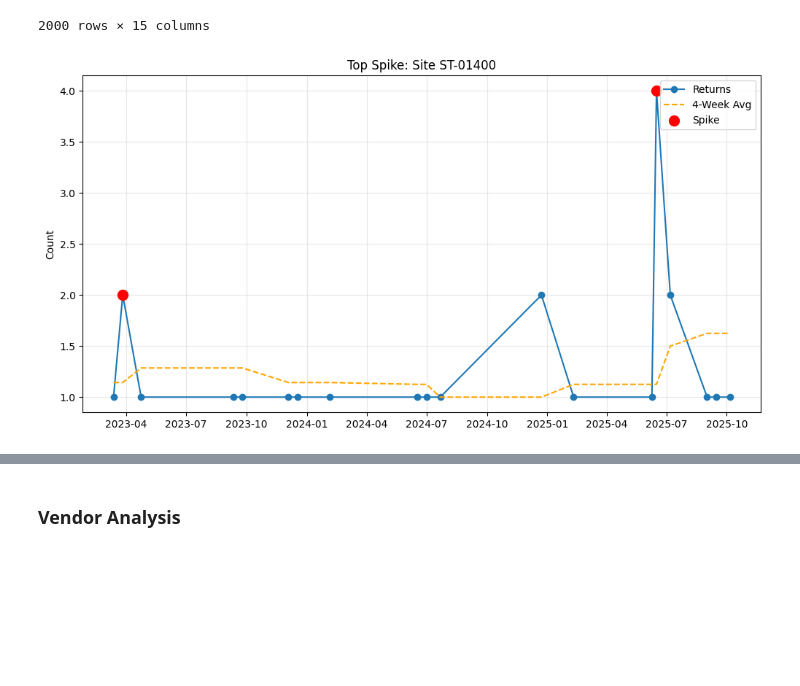
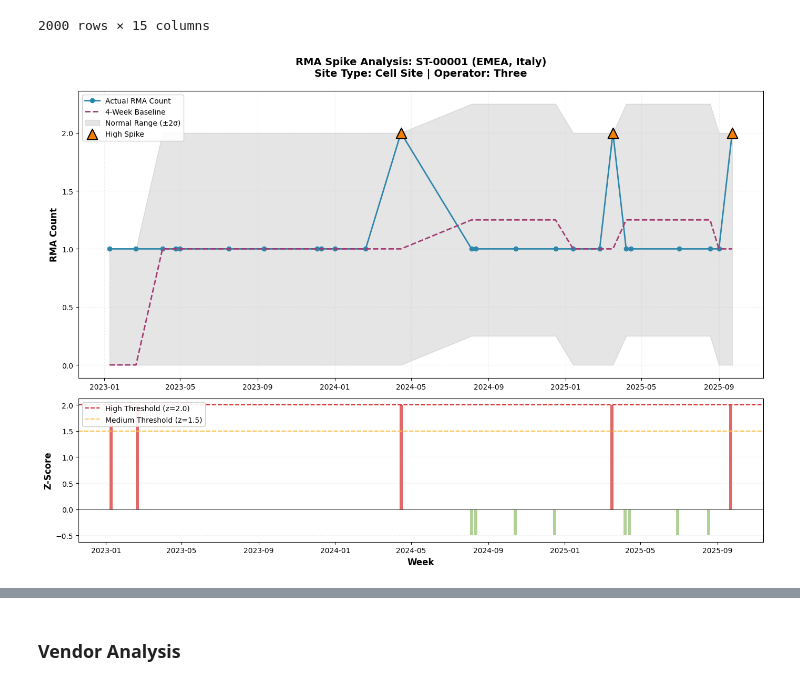
Before and after one commit to miskibin/task, a Jupyter notebook: research/rma_analysis.ipynb, the cells around one changed output, grey strips where cells are left out. Saved outputs shown, nothing was run; the diff lists cells and outputs as text; code cells hidden in the pictures; blank space fills up the shorter version.

```diff
--- a/research/rma_analysis.ipynb
+++ b/research/rma_analysis.ipynb
@@ -54,9 +115,8 @@ Detect sites with abnormal failure rates (RMA spike detection).
 # %%
+# STEP 1: Prepare time series data
 rma_df['rma_date'] = pd.to_datetime(rma_df['rma_date'])
 
-# 2. Aggregate: Create Weekly Time Series
-# ---------------------------------------
-# Group by Site and Week (W-MON = Weekly starting Monday)
+# Create weekly time series by site
 weekly_ts = (
     rma_df
     .groupby(['site_id', pd.Grouper(key='rma_date', freq='W-MON')])
@@ -64,5 +124,13 @@ weekly_ts = (
     .reset_index(name='rma_count')
     .sort_values(['site_id', 'rma_date'])
 )
-weekly_ts
+
+# Filter: Only keep sites with meaningful activity (at least 3 total RMAs in dataset)
+site_totals = weekly_ts.groupby('site_id')['rma_count'].sum()
+active_sites = site_totals[site_totals >= 3].index
+weekly_ts = weekly_ts[weekly_ts['site_id'].isin(active_sites)]
+
+print(f"Total sites with RMA activity: {len(site_totals)}")
+print(f"Sites with ≥3 RMAs (analysis subset): {len(active_sites)}")
+weekly_ts.head(10)
 # %% [output]
@@ -180,21 +377,66 @@ sites_enriched
 | 1999 | ST-02000 | EMEA | Spain | Cell Site | Vodafone | 51.96355 | 1.49698 | 4 | 0 | 0 | ... |
 2000 rows × 15 columns
 # %%
-top_site = anomalies.iloc[0]['site_id']
-site_data = weekly_ts[weekly_ts['site_id'] == top_site]
+# STEP 6: Visualize Top Anomaly with Enhanced Chart
+top_anomaly = anomalies.iloc[0]
+top_site = top_anomaly['site_id']
+site_data = weekly_ts[weekly_ts['site_id'] == top_site].copy()
 
-plt.figure(figsize=(12, 6))
-plt.plot(site_data['rma_date'], site_data['rma_count'], marker='o', label='Returns')
-plt.plot(site_data['rma_date'], site_data['rolling_mean'], linestyle='--', color='orange', label='4-Week Avg')
+# Calculate upper/lower control limits (2 std dev)
+site_data['upper_limit'] = site_data['rolling_mean'] + (2 * site_data['rolling_std'])
+site_data['lower_limit'] = site_data['rolling_mean'] - (2 * site_data['rolling_std'])
+site_data['lower_limit'] = site_data['lower_limit'].clip(lower=0)
 
-# Highlight anomalies
+fig, (ax1, ax2) = plt.subplots(2, 1, figsize=(14, 10), height_ratios=[2, 1])
+
+# Main chart
+ax1.plot(site_data['rma_date'], site_data['rma_count'],
+         marker='o', linewidth=2, label='Actual RMA Count', color='#2E86AB', markersize=6)
+ax1.plot(site_data['rma_date'], site_data['rolling_mean'],
+         linestyle='--', color='#A23B72', label='4-Week Baseline', linewidth=2)
+
+# Control limits
+ax1.fill_between(site_data['rma_date'],
+                  site_data['lower_limit'],
+                  site_data['upper_limit'],
+                  alpha=0.2, color='gray', label='Normal Range (±2σ)')
+
+# Highlight anomalies by severity
 site_anoms = anomalies[anomalies['site_id'] == top_site]
-plt.scatter(site_anoms['rma_date'], site_anoms['rma_count'], color='red', s=100, zorder=5, label='Spike')
+severity_colors = {'Critical': '#D62828', 'High': '#F77F00', 'Medium': '#FCBF49'}
 
-plt.title(f"Top Spike: Site {top_site}")
-plt.ylabel("Count")
-plt.legend()
-plt.grid(True, alpha=0.3)
+for severity, color in severity_colors.items():
+    sev_data = site_anoms[site_anoms['severity'] == severity]
+    if not sev_data.empty:
+        ax1.scatter(sev_data['rma_date'], sev_data['rma_count'],
+                   color=color, s=200, zorder=5, label=f'{severity} Spike',
+                   edgecolors='black', linewidths=1.5, marker='^')
+
+ax1.set_title(f'RMA Spike Analysis: {top_site} ({top_anomaly["region"]}, {top_anomaly["country"]})\n' +
+              f'Site Type: {top_anomaly["site_type"]} | Operator: {top_anomaly.get("operator", "N/A")}',
+              fontsize=14, fontweight='bold', pad=20)
+ax1.set_ylabel('RMA Count', fontsize=12, fontweight='bold')
+ax1.legend(loc='upper left', framealpha=0.9)
+ax1.grid(True, alpha=0.3, linestyle=':')
+
+# Z-score chart
+ax2.bar(site_data['rma_date'], site_data['z_score'],
+        color=['#D62828' if z >= 2 else '#FCBF49' if z >= 1.5 else '#90BE6D'
+               for z in site_data['z_score']], alpha=0.7, width=5)
+ax2.axhline(y=2.0, color='#D62828', linestyle='--', linewidth=1.5, label='High Threshold (z=2.0)')
+ax2.axhline(y=1.5, color='#FCBF49', linestyle='--', linewidth=1.5, label='Medium Threshold (z=1.5)')
+ax2.axhline(y=0, color='black', linestyle='-', linewidth=0.5)
+ax2.set_ylabel('Z-Score', fontsize=12, fontweight='bold')
+ax2.set_xlabel('Week', fontsize=12, fontweight='bold')
+ax2.legend(loc='upper left', framealpha=0.9)
+ax2.grid(True, alpha=0.3, axis='y', linestyle=':')
+
+plt.tight_layout()
 plt.show()
+
+print(f"\n📊 Summary for {top_site}:")
+print(f"   Total anomalous weeks: {len(site_anoms)}")
+print(f"   Highest z-score: {site_anoms['z_score'].max():.2f}")
+print(f"   Date range: {site_data['rma_date'].min().date()} to {site_data['rma_date'].max().date()}")
 # %% [output]
-[figure, old version]
+[figure, new version]
```
Also changed, not shown: parts of 17 cells of this notebook, 13 other files.
